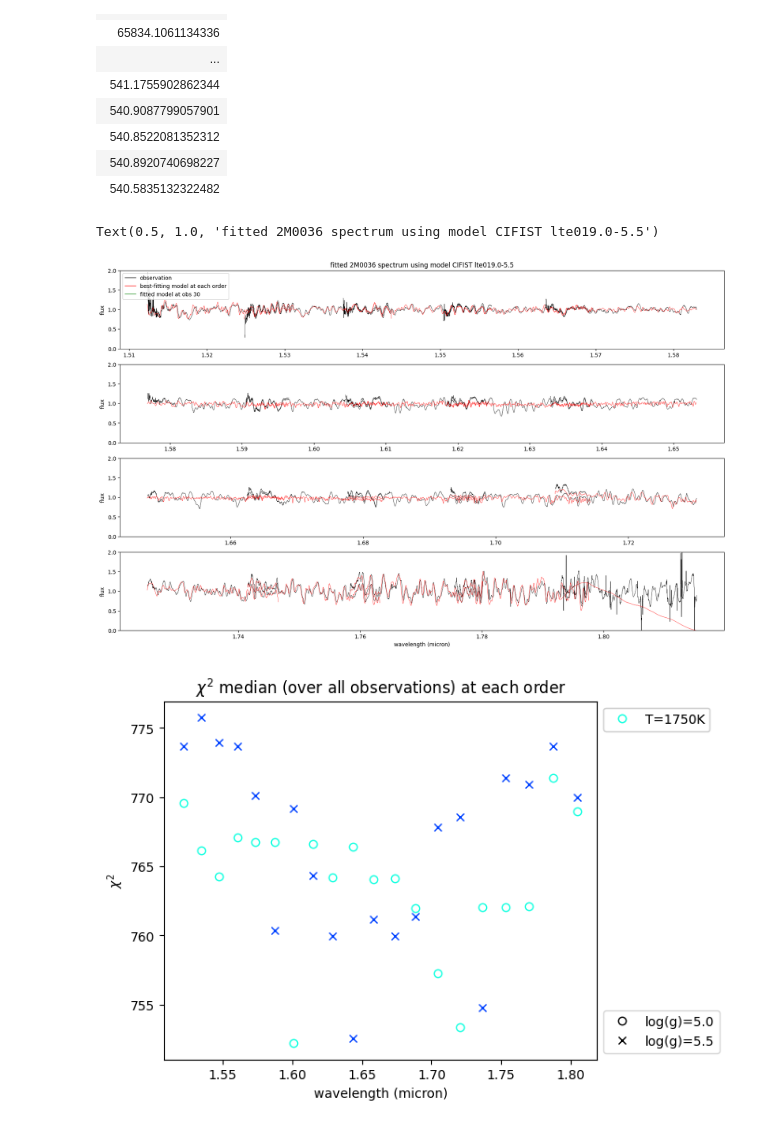
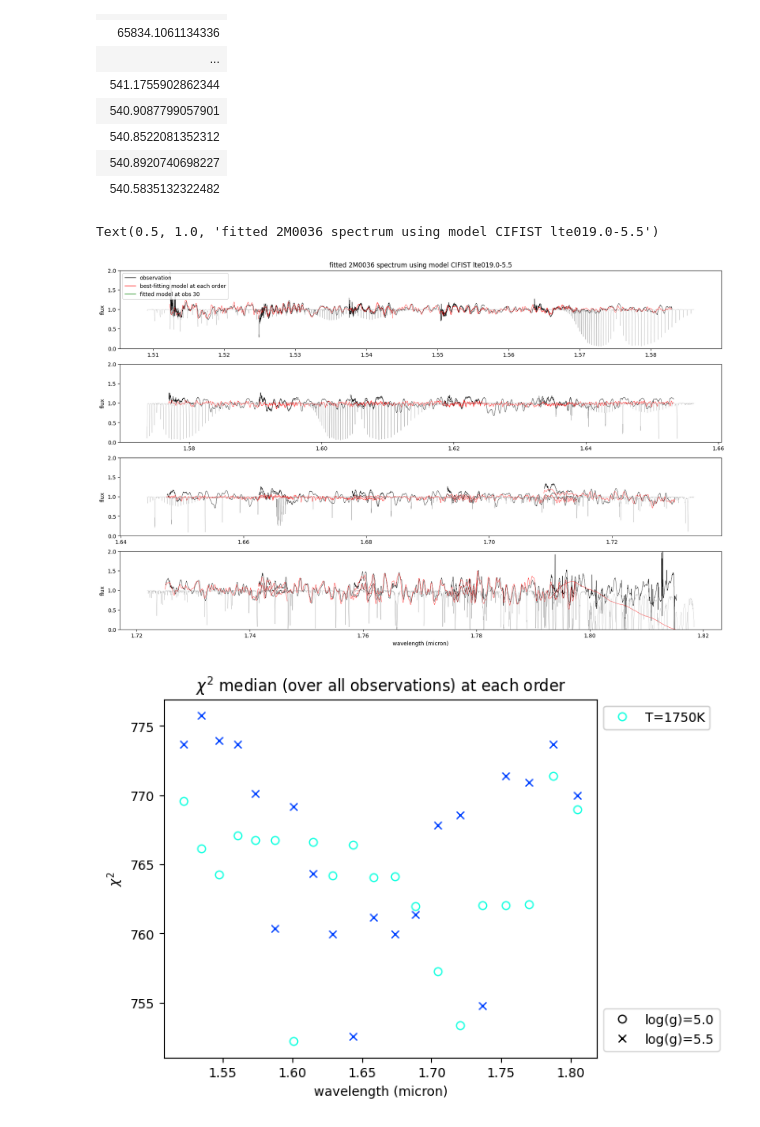
Before and after one commit to alphalyncis/dopplerimg, a Jupyter notebook: code/analysis_tests.ipynb, the cells around one changed output. Saved outputs shown, nothing was run; the diff lists cells and outputs as text; code cells hidden in the pictures.

```diff
--- a/code/analysis_tests.ipynb
+++ b/code/analysis_tests.ipynb
@@ -99,37 +103,47 @@ chisq[model]
 | 540.8522081352312 |
 | 540.8920740698227 |
 | 540.5835132322482 |
+# %%
+telluricfile = f"{homedir}/uoedrive/data/telluric/transdata_0,5-14_mic_hires.fits"
+atm0 = fits.getdata(telluricfile)
 # %%
 model = 'lte019.0-5.5'
 obsn = 30
 fobs = fobs0[:norders]
 wobs = np.median(wls, axis=0)[:norders]
 plt.figure(figsize=(20,12))
 pix = np.arange(npix, dtype=float)/npix
 
 start=15
 end=-10
 for sub in range(4):
     plt.subplot(4,1, 4-sub)
     for jj in range(sub*5, sub*5+5):
+        lolim = wls[:, jj, :].min() - 0.003
+        hilim = wls[:, jj, :].max() + 0.003
+        aind = (atm0[:, 0]>lolim) * (atm0[:, 0] < hilim)
+        lam_atmo = atm0[aind, 0]
+        atmo = atm0[aind, 1]
+
         plt.plot(wobs[jj,start:end], fobs[jj,start:end], linewidth=0.5, color="black", label="observation")
         # plot best fitting obs of each order
         plt.plot(chiplams[model][obsn,jj,start:end], chipmods[model][obsn,jj,start:end], linewidth=0.5, color="r", label="fitted")
         # plot obs 21 of each order
+        plt.plot(lam_atmo, atmo, linewidth=0.2, color="gray")
         #plt.plot(chiplams[model][obsn,jj], chipmods[model][obsn, jj], linewidth=0.5, color="g", label="fitted")
     plt.ylabel("flux")
     plt.ylim((0,2))
     if sub==0:
         plt.xlabel("wavelength (micron)")
     if sub==3:
         custom_lines = [Line2D([0], [0], color="black", lw=1),
                         Line2D([0], [0], color="r", lw=1),
                         Line2D([0], [0], color="g", lw=1),]
         plt.legend(custom_lines, ["observation", "best-fitting model at each order", f"fitted model at obs {obsn}"], loc=2)
 plt.title(f"fitted 2M0036 spectrum using model CIFIST {model}")
 # %% [output]
 Text(0.5, 1.0, 'fitted 2M0036 spectrum using model CIFIST lte019.0-5.5')
-[figure, old version]
+[figure, new version]
 # %%
 # chisq vs. order(wavelength), median over observations
 plt.figure(figsize=(6,5))
```
Also changed, not shown: parts of 7 cells of this notebook.
